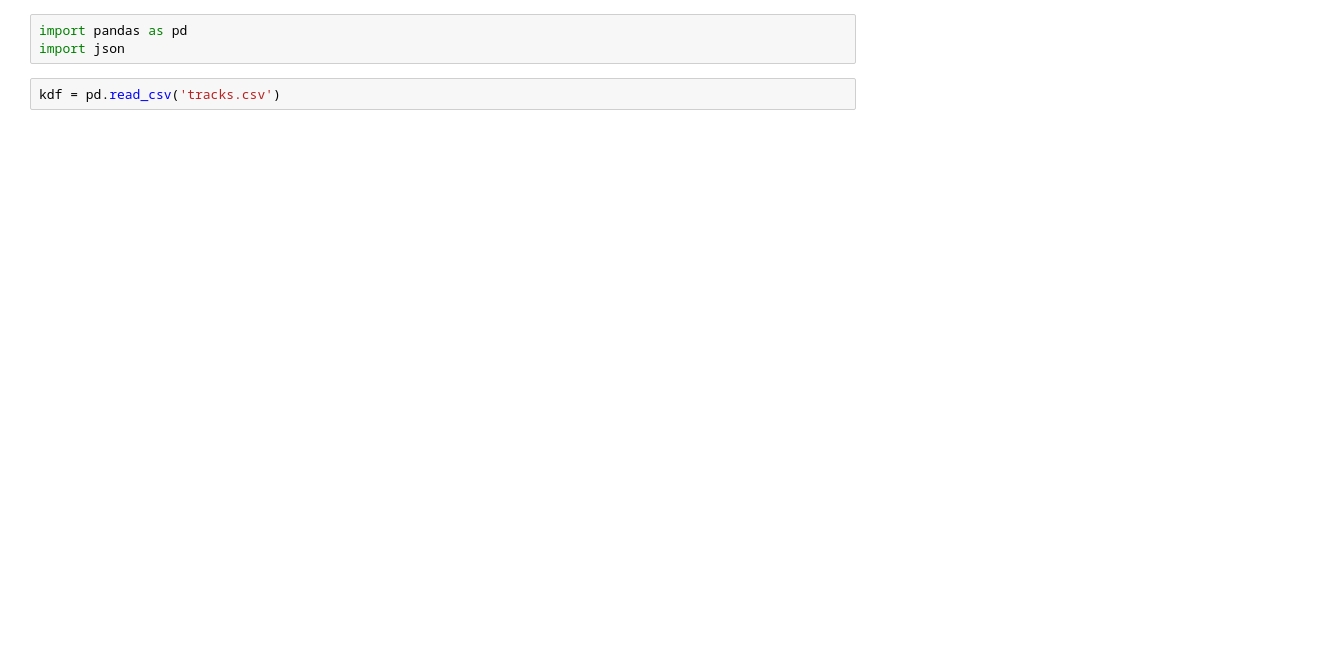
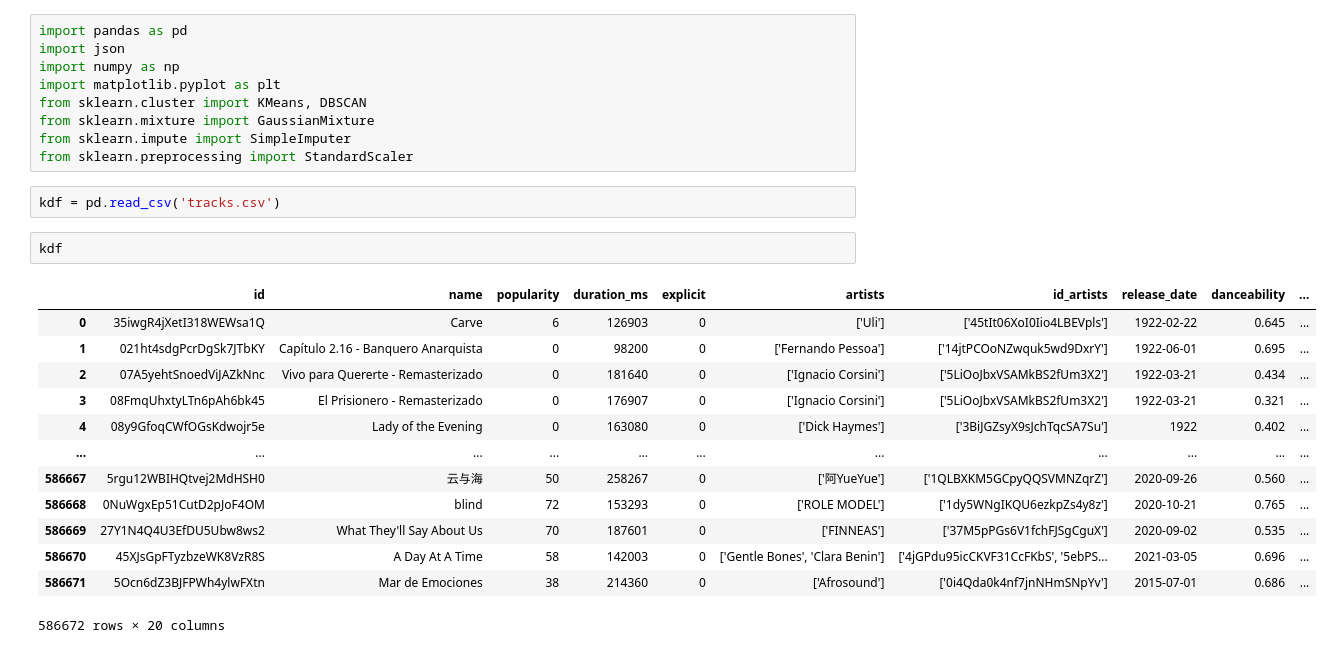
Before and after one commit to whoshilo/ML2, a Jupyter notebook: Carti/Million2.ipynb, the cells around one changed output. Drawn from its saved outputs; the diff is of its cells as text; blank space fills up the shorter version.

```diff
--- a/Carti/Million2.ipynb
+++ b/Carti/Million2.ipynb
@@ -1,6 +1,28 @@
 # %%
 import pandas as pd
 import json
+import numpy as np
+import matplotlib.pyplot as plt
+from sklearn.cluster import KMeans, DBSCAN
+from sklearn.mixture import GaussianMixture
+from sklearn.impute import SimpleImputer
+from sklearn.preprocessing import StandardScaler
 # %%
 kdf = pd.read_csv('tracks.csv')
+# %%
+kdf
+# %% [output]
+|  | id | name | popularity | duration_ms | explicit | artists | id_artists | release_date | danceability | ... |
+| 0 | 35iwgR4jXetI318WEWsa1Q | Carve | 6 | 126903 | 0 | ['Uli'] | ['45tIt06XoI0Iio4LBEVpls'] | 1922-02-22 | 0.645 | ... |
+| 1 | 021ht4sdgPcrDgSk7JTbKY | Capítulo 2.16 - Banquero Anarquista | 0 | 98200 | 0 | ['Fernando Pessoa'] | ['14jtPCOoNZwquk5wd9DxrY'] | 1922-06-01 | 0.695 | ... |
+| 2 | 07A5yehtSnoedViJAZkNnc | Vivo para Quererte - Remasterizado | 0 | 181640 | 0 | ['Ignacio Corsini'] | ['5LiOoJbxVSAMkBS2fUm3X2'] | 1922-03-21 | 0.434 | ... |
+| 3 | 08FmqUhxtyLTn6pAh6bk45 | El Prisionero - Remasterizado | 0 | 176907 | 0 | ['Ignacio Corsini'] | ['5LiOoJbxVSAMkBS2fUm3X2'] | 1922-03-21 | 0.321 | ... |
+| 4 | 08y9GfoqCWfOGsKdwojr5e | Lady of the Evening | 0 | 163080 | 0 | ['Dick Haymes'] | ['3BiJGZsyX9sJchTqcSA7Su'] | 1922 | 0.402 | ... |
+| ... | ... | ... | ... | ... | ... | ... | ... | ... | ... | ... |
+| 586667 | 5rgu12WBIHQtvej2MdHSH0 | 云与海 | 50 | 258267 | 0 | ['阿YueYue'] | ['1QLBXKM5GCpyQQSVMNZqrZ'] | 2020-09-26 | 0.560 | ... |
+| 586668 | 0NuWgxEp51CutD2pJoF4OM | blind | 72 | 153293 | 0 | ['ROLE MODEL'] | ['1dy5WNgIKQU6ezkpZs4y8z'] | 2020-10-21 | 0.765 | ... |
+| 586669 | 27Y1N4Q4U3EfDU5Ubw8ws2 | What They'll Say About Us | 70 | 187601 | 0 | ['FINNEAS'] | ['37M5pPGs6V1fchFJSgCguX'] | 2020-09-02 | 0.535 | ... |
+| 586670 | 45XJsGpFTyzbzeWK8VzR8S | A Day At A Time | 58 | 142003 | 0 | ['Gentle Bones', 'Clara Benin'] | ['4jGPdu95icCKVF31CcFKbS', '5ebPS... | 2021-03-05 | 0.696 | ... |
+| 586671 | 5Ocn6dZ3BJFPWh4ylwFXtn | Mar de Emociones | 38 | 214360 | 0 | ['Afrosound'] | ['0i4Qda0k4nf7jnNHmSNpYv'] | 2015-07-01 | 0.686 | ... |
+586672 rows × 20 columns
 # %%
```
Also changed, not shown: parts of 15 cells of this notebook, 1 other file.
